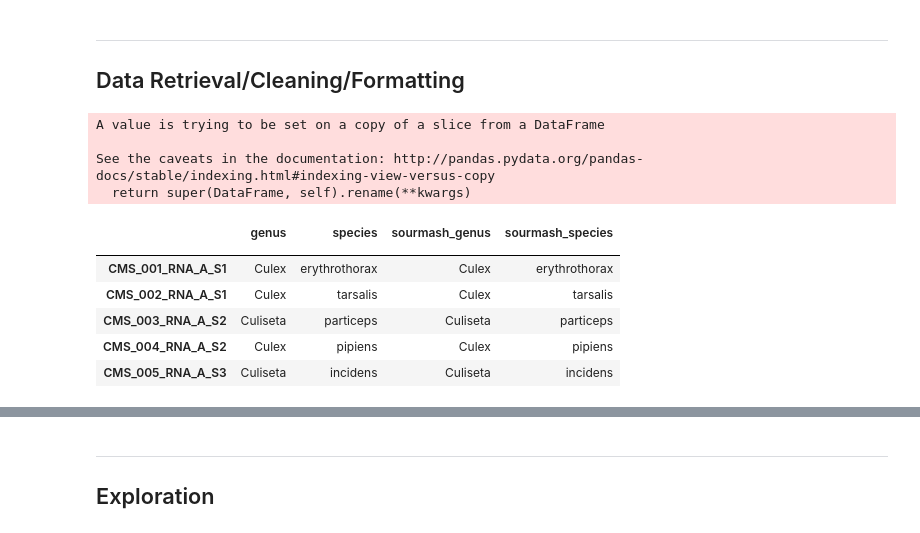
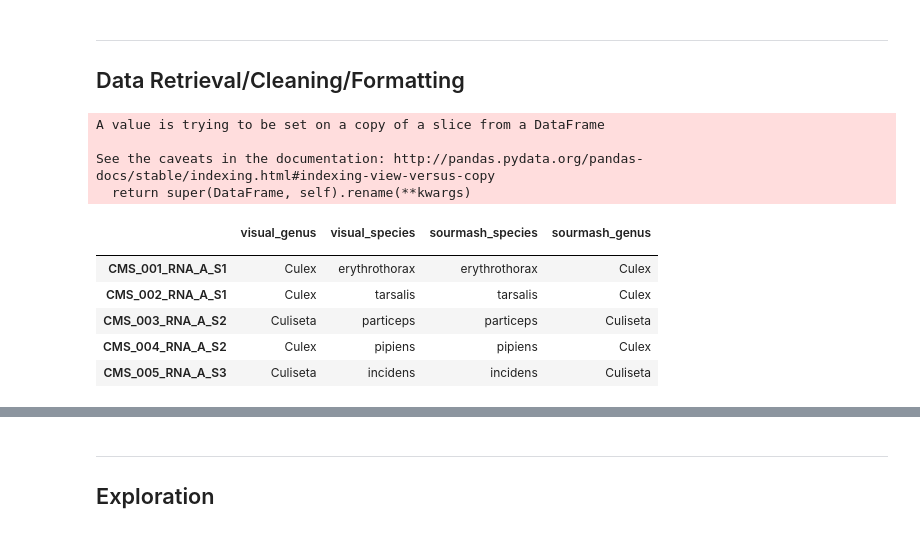
Before and after one commit to czbiohub/sketch-compare, a Jupyter notebook: visualization.ipynb, the cells around one changed output, grey strips where cells are left out. Saved outputs shown, nothing was run; the diff lists cells and outputs as text; code cells hidden in the pictures.

```diff
--- a/visualization.ipynb
+++ b/visualization.ipynb
@@ -69,42 +89,42 @@ from sklearn.metrics import silhouette_score
 # with location metadata:
 
 new_metadata = pd.read_csv(
-    "/Users/phoenix.logan/code/skeeters/data/CMS001_CMS002_MergedAnnotations.csv",
+    "/Users/phoenix.logan/code/skeeters/data/metadata/CMS001_CMS002_MergedAnnotations.csv",
     header = 0,
 #     index_col = "czbiohub-mosquito_sequences_id",
 )
 
 species_id = new_metadata[[
     "czbiohub-mosquito_sequences_id",
     "visual_genus",
     "visual_species",
-    "compute_genus",
-    "compute_species"
+    "sourmash_species",
+    "sourmash_genus"
 ]]
 
 species_id.rename(
     columns = {
-        'visual_genus': 'genus',
-        'visual_species': 'species',
+#         'visual_genus': 'genus',
+#         'visual_species': 'species',
         'compute_species': 'sourmash_species',
         'compute_genus': 'sourmash_genus',
         'czbiohub-mosquito_sequences_id': ''
     },
     inplace = True
 )
 species_id.set_index("", inplace=True)
 
 len(species_id) # 161
 species_id.head()
 # %% [output]
 A value is trying to be set on a copy of a slice from a DataFrame
 
 See the caveats in the documentation: http://pandas.pydata.org/pandas-docs/stable/indexing.html#indexing-view-versus-copy
   return super(DataFrame, self).rename(**kwargs)
-|  | genus | species | sourmash_genus | sourmash_species |
+|  | visual_genus | visual_species | sourmash_species | sourmash_genus |
 |  |  |  |  |  |
-| CMS_001_RNA_A_S1 | Culex | erythrothorax | Culex | erythrothorax |
-| CMS_002_RNA_A_S1 | Culex | tarsalis | Culex | tarsalis |
-| CMS_003_RNA_A_S2 | Culiseta | particeps | Culiseta | particeps |
-| CMS_004_RNA_A_S2 | Culex | pipiens | Culex | pipiens |
-| CMS_005_RNA_A_S3 | Culiseta | incidens | Culiseta | incidens |
+| CMS_001_RNA_A_S1 | Culex | erythrothorax | erythrothorax | Culex |
+| CMS_002_RNA_A_S1 | Culex | tarsalis | tarsalis | Culex |
+| CMS_003_RNA_A_S2 | Culiseta | particeps | particeps | Culiseta |
+| CMS_004_RNA_A_S2 | Culex | pipiens | pipiens | Culex |
+| CMS_005_RNA_A_S3 | Culiseta | incidens | incidens | Culiseta |
```
Also changed, not shown: parts of 64 cells of this notebook.
